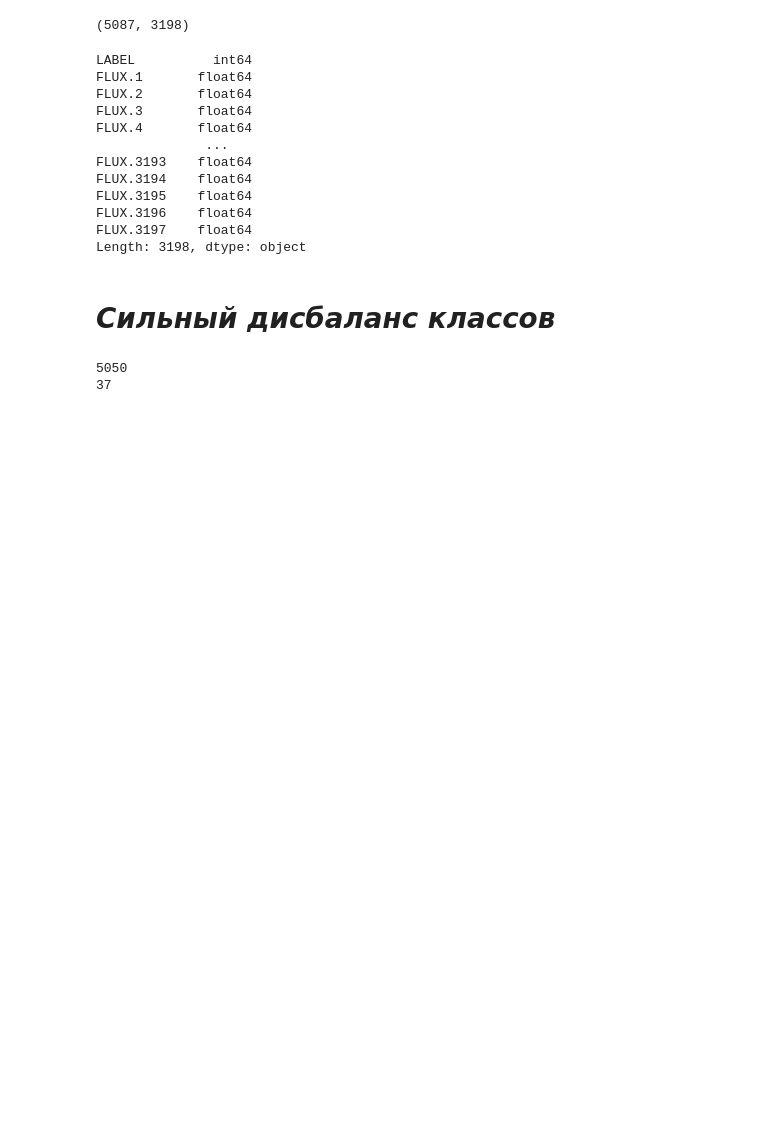
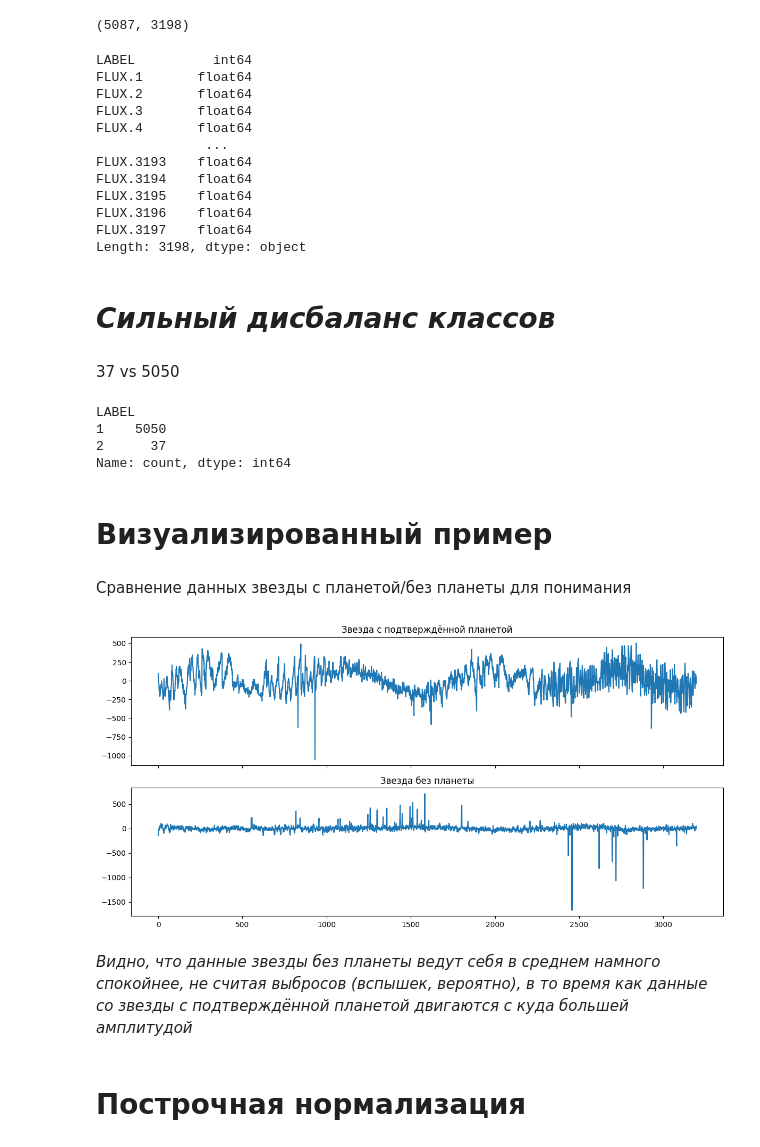
Before and after one commit to Sladkiy-Bo/exoplanet-detector, a Jupyter notebook: notebooks/01_kaggle_baseline.ipynb, the cells around one changed output. Cells and saved outputs as stored; diff of their text form; code cells hidden in the pictures; blank space fills up the shorter version.

```diff
--- a/notebooks/01_kaggle_baseline.ipynb
+++ b/notebooks/01_kaggle_baseline.ipynb
@@ -5,6 +24,6 @@ import pandas as pd
 # %% [markdown]
 # Чтение и общий вид
 # %%
-data_train = pd.read_csv("../data/exoTrain.csv")
-data_test = pd.read_csv("../data/exoTest.csv")
+train = pd.read_csv("../data/exoTrain.csv")
+test = pd.read_csv("../data/exoTest.csv")
 # %%
@@ -56,9 +75,35 @@ FLUX.3197    float64
 Length: 3198, dtype: object
 # %% [markdown]
 # *Сильный дисбаланс классов*
+# %% [markdown]
+37 vs 5050
 # %%
-print(data_train["LABEL"][data_train["LABEL"] == 1].count())
-print(data_train["LABEL"][data_train["LABEL"] == 2].count())
+print(train["LABEL"].value_counts())
 # %% [output]
-5050
-37
+LABEL
+1    5050
+2      37
+Name: count, dtype: int64
+# %% [markdown]
+# Визуализированный пример
+# %% [markdown]
+Сравнение данных звезды с планетой/без планеты для понимания
+# %%
+flux_cols = [c for c in train.columns if c.startswith("FLUX")]
+
+planet_example = train[train["LABEL"] == 2].iloc[0][flux_cols].values
+no_planet_example = train[train["LABEL"] == 1].iloc[0][flux_cols].values
+
+fig, axes = plt.subplots(2, 1, figsize=(12, 6), sharex=True)
+axes[0].plot(planet_example)
+axes[0].set_title("Звезда с подтверждённой планетой")
+axes[1].plot(no_planet_example)
+axes[1].set_title("Звезда без планеты")
+plt.tight_layout()
+plt.show()
+# %% [output]
+[figure, added]
+# %% [markdown]
+*Видно, что данные звезды без планеты ведут себя в среднем намного спокойнее, не считая выбросов (вспышек, вероятно), в то время как данные со звезды с подтверждённой планетой двигаются с куда большей амплитудой*
+# %% [markdown]
+# Построчная нормализация
```
Also changed, not shown: parts of 38 cells of this notebook, 3 other files.
